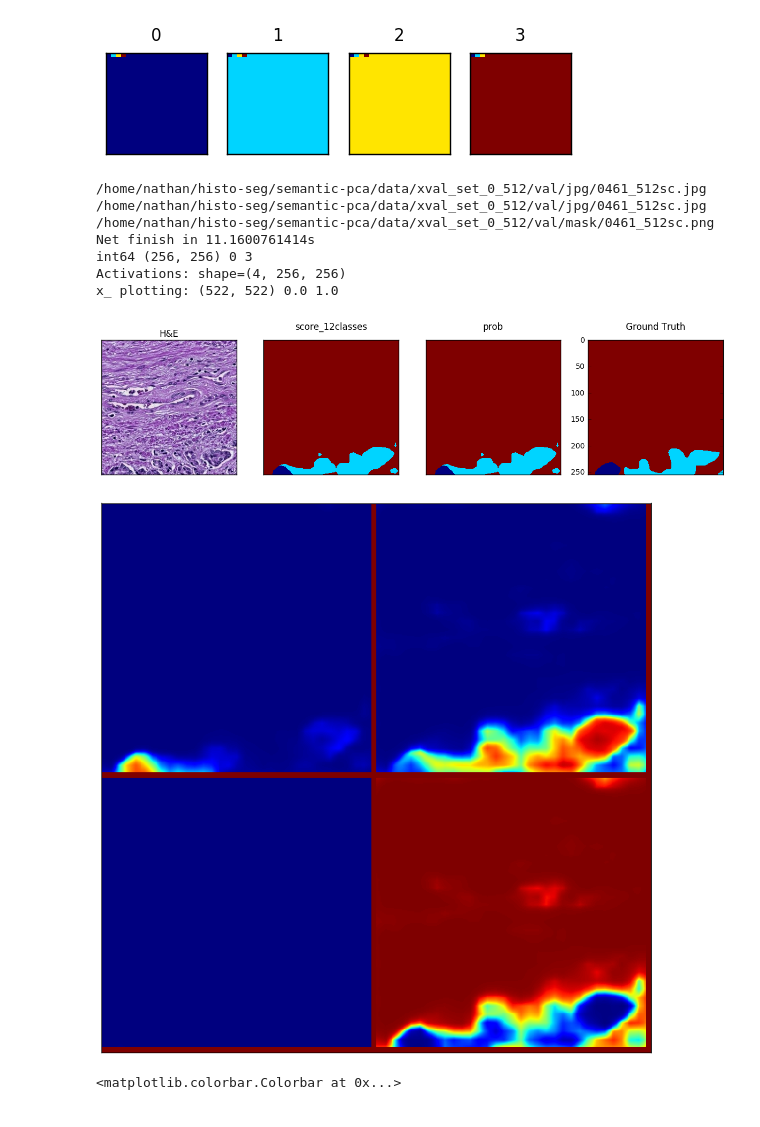
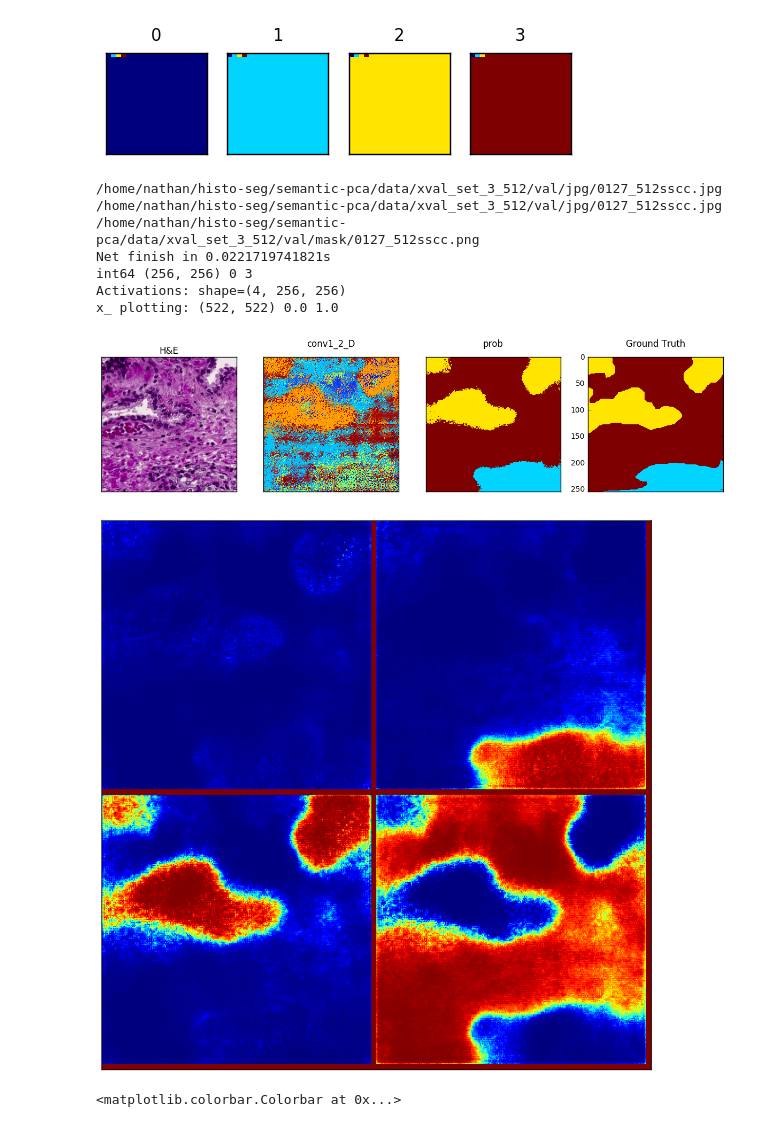
Before and after one commit to BioImageInformatics/histo_seg, a Jupyter notebook: notebooks/segmentation.ipynb, the cells around one changed output. Cells and saved outputs as stored; diff of their text form; code cells hidden in the pictures.

```diff
--- a/notebooks/segmentation.ipynb
+++ b/notebooks/segmentation.ipynb
@@ -13,11 +13,14 @@ sys.path.insert(0, '/home/nathan/caffe-segnet-crf/python')
 # sys.path.insert(0, '/home/nathan/tmp/caffe-denseimagedata/python')
 import caffe
 
+sys.path.insert(0, '/home/nathan/histo-seg/v2/core')
+import colorNormalization as cnorm
+
 ####################
 #                  #
 #                  #
-# caffe.set_mode_gpu()
-caffe.set_mode_cpu()
+caffe.set_mode_gpu()
+# caffe.set_mode_cpu()
 #                  #
 #                  #
 ####################
@@ -142,24 +134,19 @@ Done in 90.7055411339s
 # %%
 # outdir = '../figures/segnet_512_mask'
 
-datasets = ['xval_set_0_512',
-            'xval_set_1_512',
-            'xval_set_2_512',
-            'xval_set_3_512',
-            'xval_set_4_512',
-            'xval_set_0_1024',
-            'xval_set_1_1024',
-            'xval_set_2_1024',
-            'xval_set_3_1024',
-            'xval_set_4_1024']
+datasets = ['xval_set_4_1024']
 layer = 'prob'
-out_root = '/home/nathan/histo-seg/semantic-pca/analysis_fcn'
+out_root = '/home/nathan/histo-seg/semantic-pca/analysis_segnet'
 
 sgditer = 25000
 
 for dataset in datasets:
-    prototxt = '/home/nathan/histo-seg/semantic-pca/code/fcn8s_deploy.prototxt'
-    weights = '/home/nathan/histo-seg/semantic-pca/weights/{}/fcn_8s_PASCAL.caffemodel'.format(dataset)
+    prototxt = '/home/nathan/histo-seg/semantic-pca/code/segnet_deploy.prototxt'
+    weights = '/home/nathan/histo-seg/semantic-pca/weights/{}/batchnorm_segnet_pca_75000.caffemodel'.format(dataset)
+
+#     prototxt = '/home/nathan/histo-seg/semantic-pca/code/fcn8s_deploy.prototxt'
+#     weights = '/home/nathan/histo-seg/semantic-pca/weights/{}/fcn_8s_PASCAL.caffemodel'.format(dataset)
+
 #     prototxt = '/home/nathan/histo-seg/semantic-pca/code/segnet_basic_deploy.prototxt'
 #     weights = '/home/nathan/histo-seg/semantic-pca/weights/{}/batchnorm_segnet_basic_pca_20170712.SGD_iter_{}.caffemodel'.format(dataset, sgditer)
 
@@ -170,6 +157,7 @@ for dataset in datasets:
 
     img_list = sorted(glob.glob('/home/nathan/histo-seg/semantic-pca/data/{}/val/jpg/*.jpg'.format(dataset)))
     mask_list = sorted(glob.glob('/home/nathan/histo-seg/semantic-pca/data/{}/val/mask/*.png'.format(dataset)))
+    print dataset
     print 'Img list: ', len(img_list)
     print 'Mask list: ', len(mask_list)
 
@@ -326,24 +326,24 @@ def plot_filters_activations(net, layer='conv1_1', mode='f', subset=None):
 2.985 0 3
 [figure]
 # %%
-net, index, fig1 = plot_from_net(img_list, net, layer=['score_12classes', 'prob'], img_index=None)
+net, index, fig1 = plot_from_net(img_list, net, layer=['conv1_2_D', 'prob'], img_index=None)
 # fig1.savefig('/home/nathan/histo-seg/semantic-pca/figures/activations/input_result_mask.pdf')
 
 plot_layer = 'prob'
 fig2 = plot_filters_activations(net, layer=plot_layer,  mode='a', subset=16)
 
 # plot_layer = 'prob'
 # fig3 = plot_filters_activations(net, layer=plot_layer,  mode='a', subset=4)
 # fig2.savefig('/home/nathan/histo-seg/semantic-pca/figures/activations/{}.pdf'.format(plot_layer))
 # %% [output]
-/home/nathan/histo-seg/semantic-pca/data/xval_set_0_512/val/jpg/0461_512sc.jpg
-/home/nathan/histo-seg/semantic-pca/data/xval_set_0_512/val/jpg/0461_512sc.jpg /home/nathan/histo-seg/semantic-pca/data/xval_set_0_512/val/mask/0461_512sc.png
-Net finish in 11.1600761414s
+/home/nathan/histo-seg/semantic-pca/data/xval_set_3_512/val/jpg/0127_512sscc.jpg
+/home/nathan/histo-seg/semantic-pca/data/xval_set_3_512/val/jpg/0127_512sscc.jpg /home/nathan/histo-seg/semantic-pca/data/xval_set_3_512/val/mask/0127_512sscc.png
+Net finish in 0.0221719741821s
 int64 (256, 256) 0 3
 Activations: shape=(4, 256, 256)
 x_ plotting: (522, 522) 0.0 1.0
-[figure, old version]
+[figure, new version]
-[figure, old version]
+[figure, new version]
 # %%
 plt.matshow(np.squeeze(net.params['crfrnn'][1].data))
 plt.colorbar()
```
Also changed, not shown: parts of 6 cells of this notebook, 9 other files.
